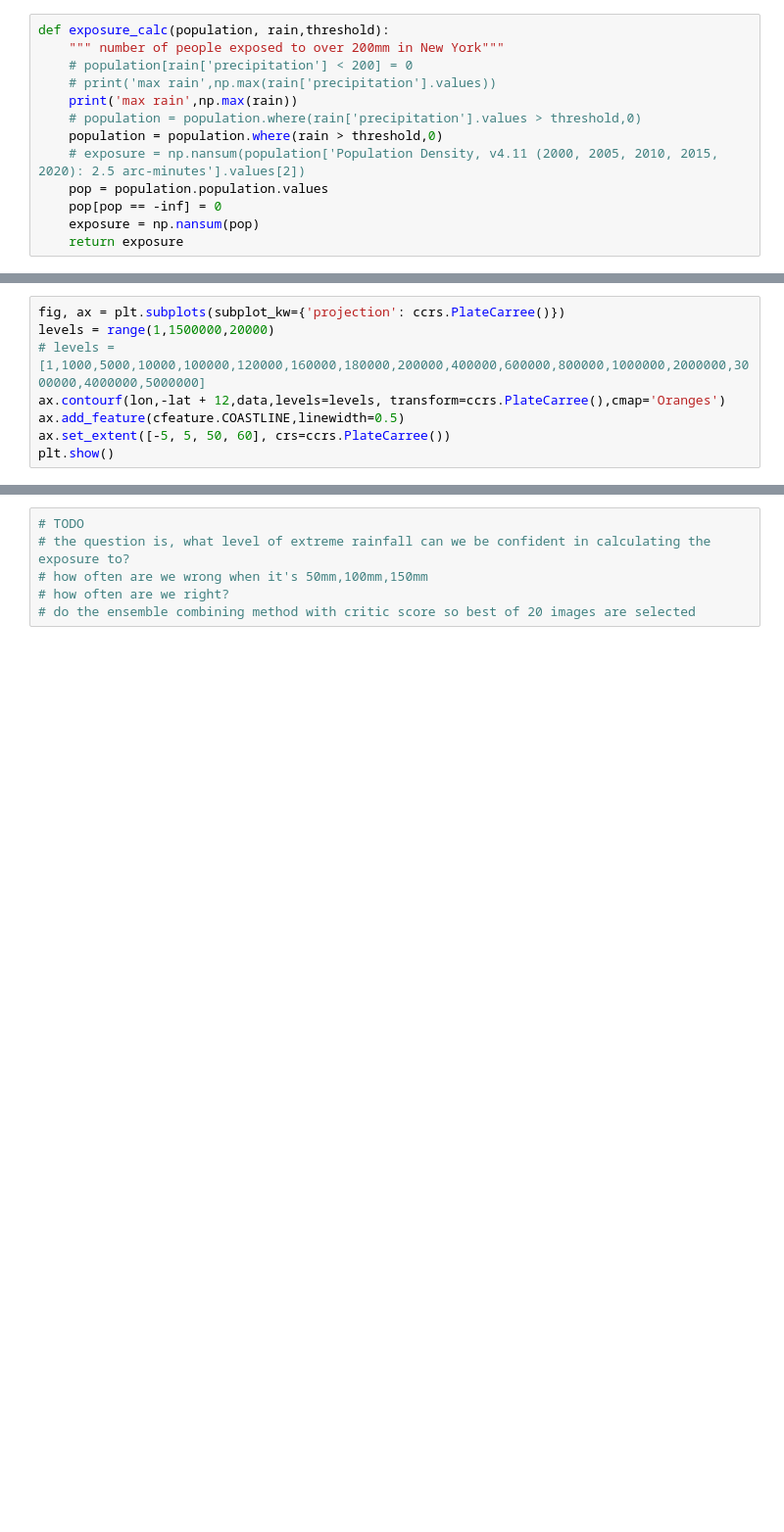
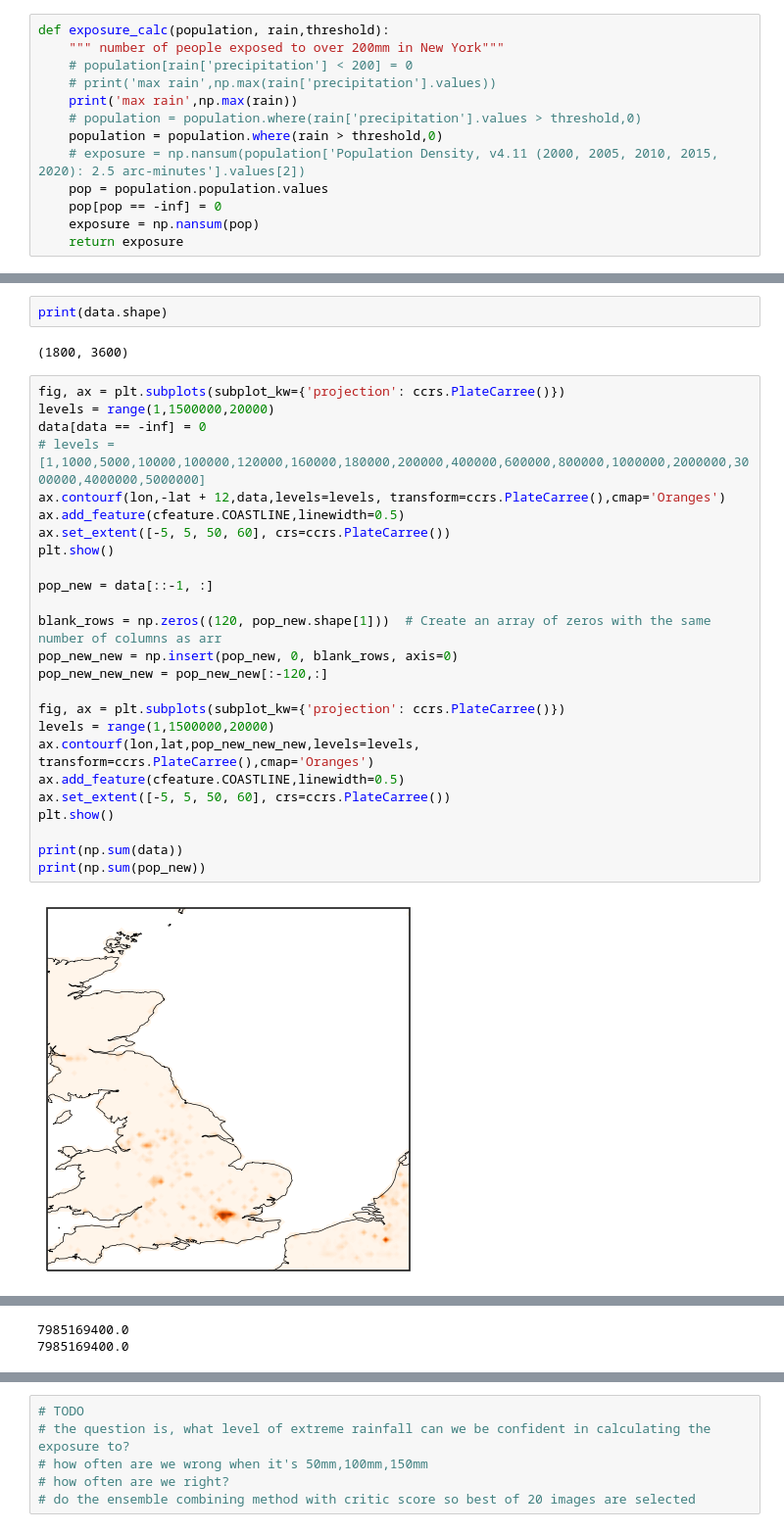
Before and after one commit to vosps/tropical_cyclone, a Jupyter notebook: tracking/7_hit_rate.ipynb, the cells around one changed output, grey strips where cells are left out. Shown at 98% size. Saved outputs shown, nothing was run; the diff lists cells and outputs as text; blank space fills up the shorter version.

Commit message:
Changes to hit rate plot

```diff
--- a/tracking/7_hit_rate.ipynb
+++ b/tracking/7_hit_rate.ipynb
@@ -189,8 +286,31 @@ grid_x_pop, grid_y_pop = np.meshgrid(pop_lons,pop_lats)
+# %%
+print(data.shape)
+# %% [output]
+(1800, 3600)
 # %%
 fig, ax = plt.subplots(subplot_kw={'projection': ccrs.PlateCarree()})
 levels = range(1,1500000,20000)
+data[data == -inf] = 0
 # levels = [1,1000,5000,10000,100000,120000,160000,180000,200000,400000,600000,800000,1000000,2000000,3000000,4000000,5000000]
 ax.contourf(lon,-lat + 12,data,levels=levels, transform=ccrs.PlateCarree(),cmap='Oranges')
 ax.add_feature(cfeature.COASTLINE,linewidth=0.5)
 ax.set_extent([-5, 5, 50, 60], crs=ccrs.PlateCarree())
 plt.show()
+
+pop_new = data[::-1, :]
+
+blank_rows = np.zeros((120, pop_new.shape[1]))  # Create an array of zeros with the same number of columns as arr
+pop_new_new = np.insert(pop_new, 0, blank_rows, axis=0)
+pop_new_new_new = pop_new_new[:-120,:]
+
+fig, ax = plt.subplots(subplot_kw={'projection': ccrs.PlateCarree()})
+levels = range(1,1500000,20000)
+ax.contourf(lon,lat,pop_new_new_new,levels=levels, transform=ccrs.PlateCarree(),cmap='Oranges')
+ax.add_feature(cfeature.COASTLINE,linewidth=0.5)
+ax.set_extent([-5, 5, 50, 60], crs=ccrs.PlateCarree())
+plt.show()
+
+print(np.sum(data))
+print(np.sum(pop_new))
+# %% [output]
+[figure, added]
@@ -197,3 +318,5 @@ plt.show()
+7985169400.0
+7985169400.0
 # %%
 # plt.imshow(data)
 print(np.min(data))
```
Also changed, not shown: parts of 33 cells of this notebook.
